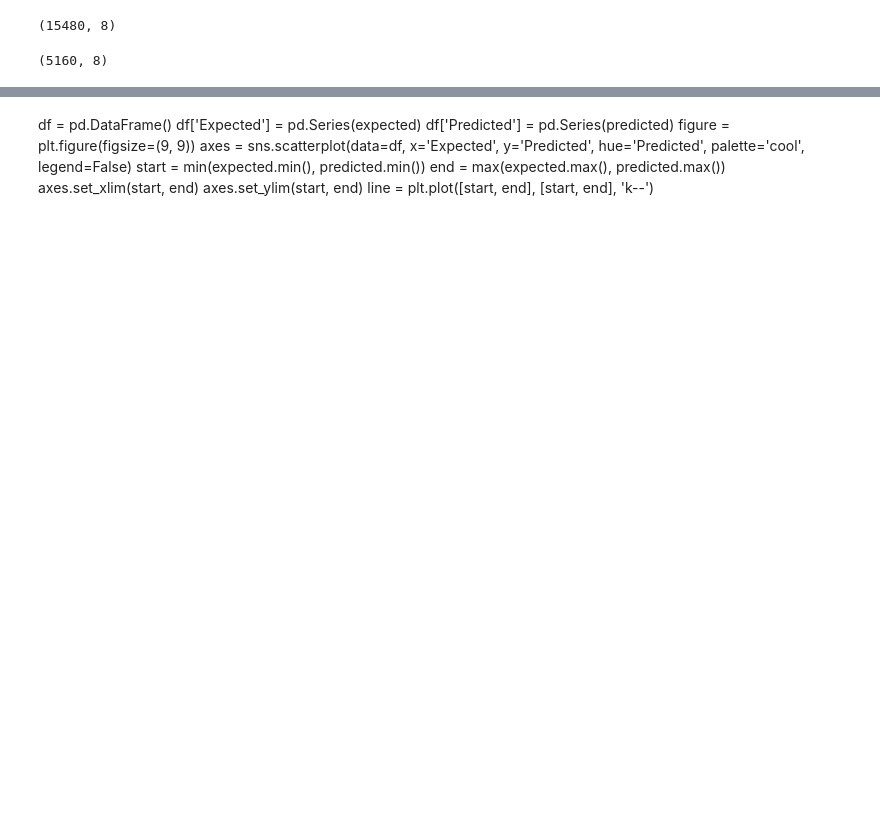
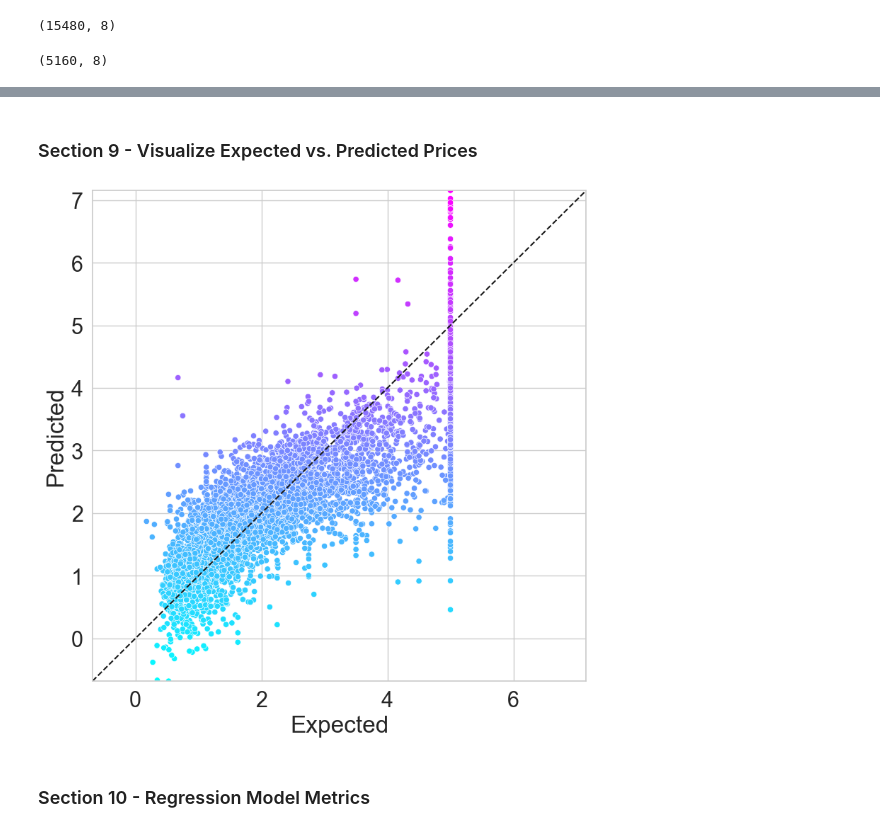
Before and after one commit to Karpoozi/datafun-07-applied, a Jupyter notebook: karpoozi_applied.ipynb, the cells around one changed output, grey strips where cells are left out. Cells and saved outputs as stored; diff of their text form; code cells hidden in the pictures; blank space fills up the shorter version.

```diff
--- a/karpoozi_applied.ipynb
+++ b/karpoozi_applied.ipynb
@@ -375,13 +414,26 @@ expected[:5]
-# %% [markdown]
-df = pd.DataFrame()
-df['Expected'] = pd.Series(expected)
-df['Predicted'] = pd.Series(predicted)
-figure = plt.figure(figsize=(9, 9))
-axes = sns.scatterplot(data=df, x='Expected', y='Predicted', hue='Predicted', palette='cool', legend=False)
-start = min(expected.min(), predicted.min())
-end = max(expected.max(), predicted.max())
-axes.set_xlim(start, end)
-axes.set_ylim(start, end)
-line = plt.plot([start, end], [start, end], 'k--')
+# %% [markdown]
+### Section 9 - Visualize Expected vs. Predicted Prices
+# %%
+# create dataframe containing columns for expected and predicted values
+df = pd.DataFrame()
+df['Expected'] = pd.Series(expected)
+df['Predicted'] = pd.Series(predicted)
+
+# plot data
+figure = plt.figure(figsize=(9, 9))
+axes = sns.scatterplot(data=df, x='Expected', y='Predicted', hue='Predicted', palette='cool', legend=False)
+
+# organize plot
+start = min(expected.min(), predicted.min())
+end = max(expected.max(), predicted.max())
+axes.set_xlim(start, end)
+axes.set_ylim(start, end)
+
+# plot prediction
+line = plt.plot([start, end], [start, end], 'k--')
+# %% [output]
+[figure, added]
+# %% [markdown]
+### Section 10 - Regression Model Metrics
 # %%
 metrics.r2_score(expected, predicted)
```
Also changed, not shown: parts of 33 cells of this notebook, 1 other file.
